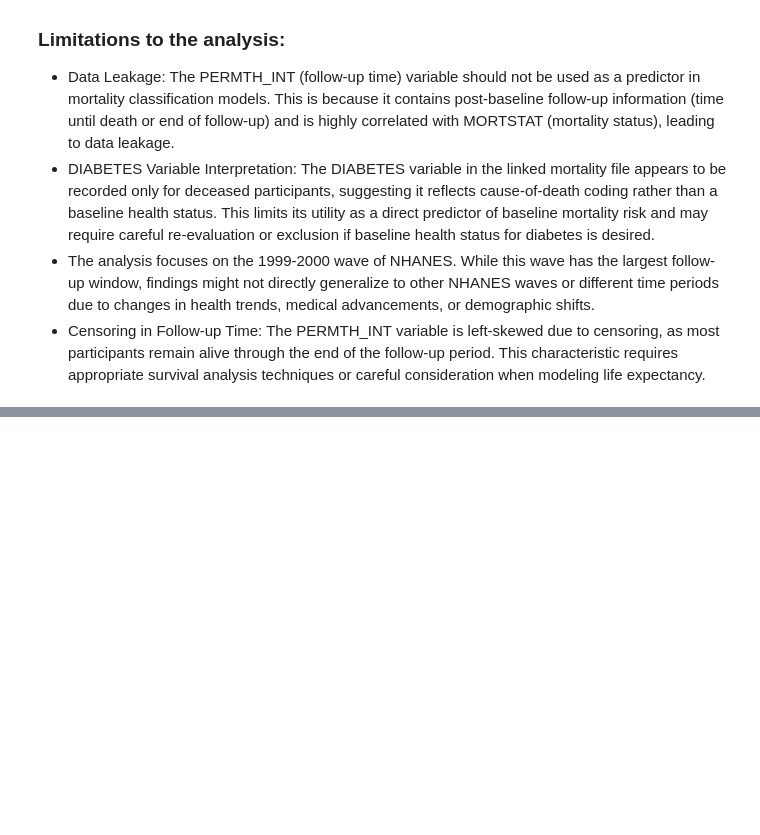
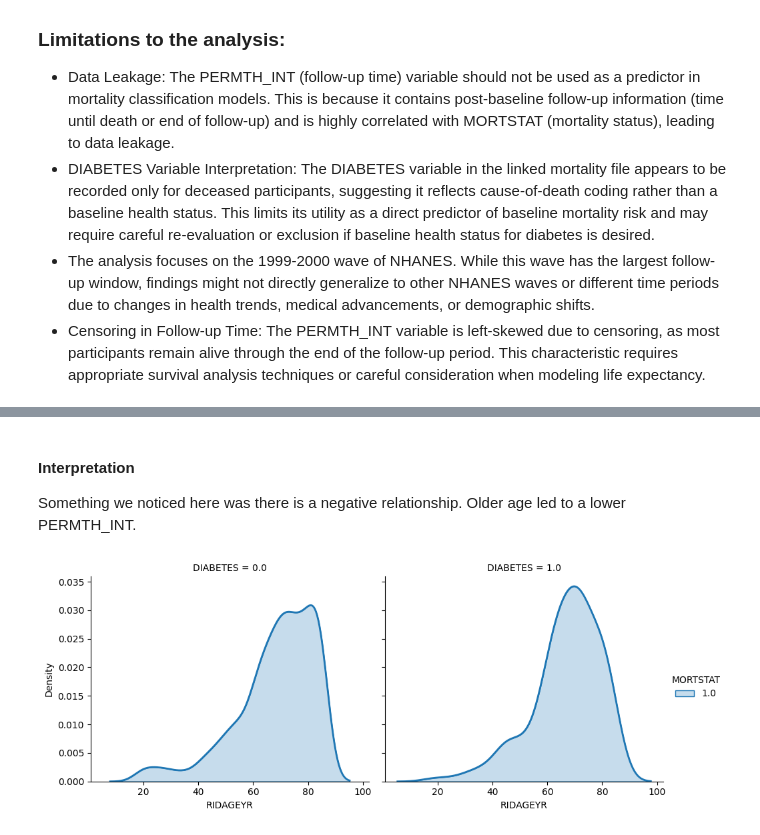
Before and after one commit to richarddo3/ds3001_project1, a Jupyter notebook: project_1_bsds.ipynb, the cells around one changed output, grey strips where cells are left out. Saved outputs shown, nothing was run; the diff lists cells and outputs as text; code cells hidden in the pictures; blank space fills up the shorter version.

```diff
--- a/project_1_bsds.ipynb
+++ b/project_1_bsds.ipynb
@@ -381,0 +464,16 @@ The overall purpose of these combined datasets in this project is to predict who
+# %% [markdown]
+#### Interpretation
+Something we noticed here was there is a negative relationship. Older age led to a lower PERMTH_INT.
+# %%
+#Conditional KDE
+import seaborn as sns
+import matplotlib.pyplot as plt
+d = df.dropna(subset=["DIABETES","RIDAGEYR","MORTSTAT"])
+
+g = sns.FacetGrid(d, col="DIABETES", hue="MORTSTAT", height=4, aspect=1.2)
+g.map(sns.kdeplot, "RIDAGEYR", fill=False, linewidth=2)
+g.map(sns.kdeplot, "RIDAGEYR", fill=True, alpha=0.25)
+g.add_legend()
+plt.show()
+# %% [output]
+[figure, added]
```
Also changed, not shown: parts of 11 cells of this notebook.
